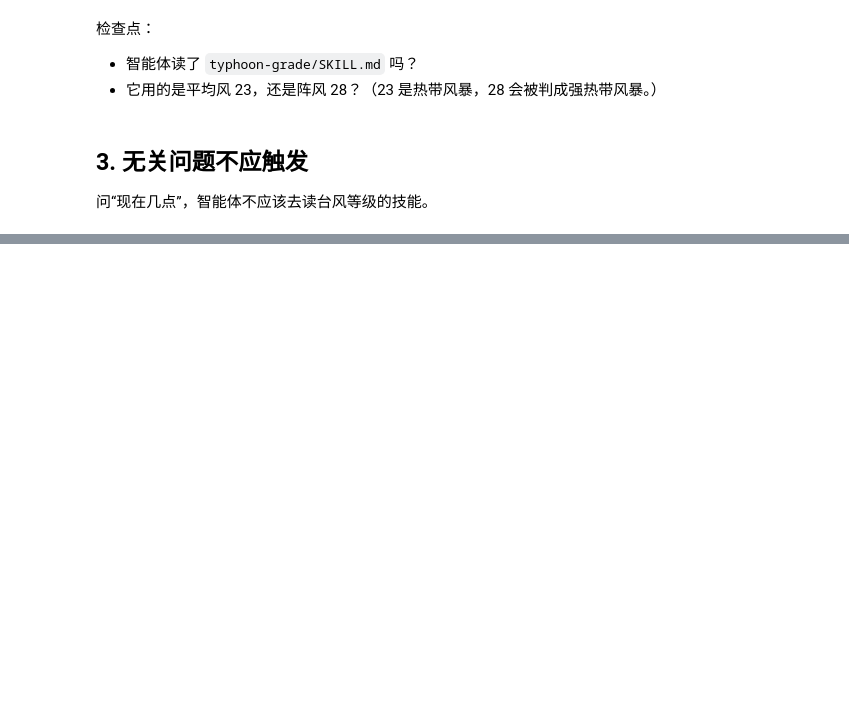
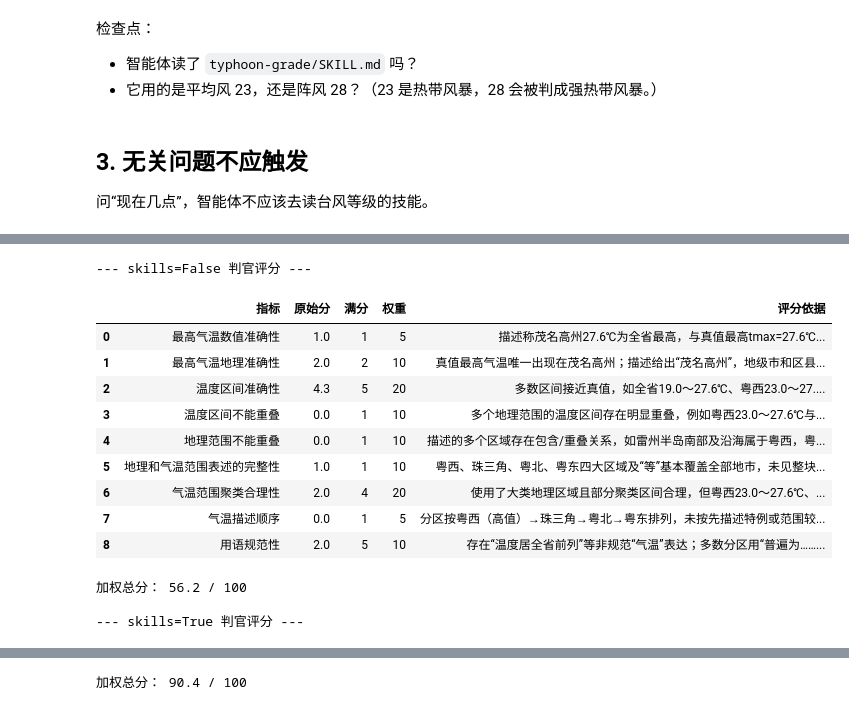
Before and after one commit to hanchyhill/weather_agent_course, a Jupyter notebook: lessons/L07_Skill技能包/01_用Skill沉淀经验.ipynb, the cells around one changed output, grey strips where cells are left out. Saved outputs shown, nothing was run; the diff lists cells and outputs as text; code cells hidden in the pictures; blank space fills up the shorter version.

```diff
--- a/lessons/L07_Skill技能包/01_用Skill沉淀经验.ipynb
+++ b/lessons/L07_Skill技能包/01_用Skill沉淀经验.ipynb
@@ -81,0 +207,11 @@ print("读取的文件：", [c["args"].get("file_path") for c in tool_calls(r) i
+# %%
+import pandas as pd
+
+display(Markdown(scoring.score_sheet()))
+criteria = (D / "task4_评分指标.md").read_text(encoding="utf-8")
+geo = pd.read_csv(D / "地理划分_去除空列.csv", encoding="utf-8-sig").fillna("")
+truth = pd.read_csv(truth_path, encoding="utf-8-sig")
+required_columns = {"stationid", "tmax", "City", "County", "Region"}
+if truth.empty or not required_columns.issubset(truth.columns):
+    raise ValueError(f"站点真值为空或缺少字段：{truth_path}")
+print("图片：", img.name, "；站点真值：", truth_path.name, "；站点数：", len(truth))
@@ -81,0 +231,63 @@ print("读取的文件：", [c["args"].get("file_path") for c in tool_calls(r) i
+# %%
+def judge_tmax(description):
+    prompt = f"""你是广东最高气温描述的评分员。依据站点真值 CSV 和九项评分标准逐项评价待评描述。
+站点真值中的 tmax 是最高气温（℃），City、County、Region 为站点地理信息；地理划分 CSV 用于辅助判断地理范围。
+缺乏足够证据时，该项 score 填 null，说明缺少什么证据，不要猜测。
+只返回 JSON 对象，键为字符串 "1" 到 "9"，每项格式为 {{"score": 数字或null, "reason": "评分依据"}}；分数使用评分标准的原始分值，不是权重分。
+
+## 九项评分标准
+{criteria}
+
+## 图片对应的站点真值 CSV
+{truth.to_csv(index=False)}
+
+## 地理划分 CSV
+{geo.to_csv(index=False)}
+
+## 待评描述
+{description}"""
+    text = llm.main_llm().invoke(prompt).text
+    start, end = text.find("{"), text.rfind("}")
+    if start < 0 or end < start:
+        raise ValueError(f"判官没有返回 JSON，请检查原始输出：{text}")
+    data = json.loads(text[start:end + 1])
+    if set(data) != {str(i) for i in range(1, 10)}:
+        raise ValueError(f"判官必须返回 1～9 项，实际返回：{list(data)}")
+    scores = {}
+    for metric in scoring.METRICS:
+        item = data[str(metric["id"])]
+        value = item["score"]
+        if value is not None:
+            if isinstance(value, bool) or not isinstance(value, (int, float)) or not 0 <= value <= metric["max"]:
+                raise ValueError(f"指标 {metric['id']} 分数超出范围：{value}")
+            scores[metric["id"]] = value
+        if not isinstance(item.get("reason"), str) or not item["reason"].strip():
+            raise ValueError(f"指标 {metric['id']} 缺少评分依据")
+    return data, scoring.total_score(scores) if len(scores) == 9 else None
+
+judgements = {}
+for enabled in (False, True):
+    details, total = judge_tmax(results[enabled])
+    judgements[enabled] = (details, total)
+    print(f"\n--- skills={enabled} 判官评分 ---")
+    display(pd.DataFrame([{
+        "指标": m["name"], "原始分": details[str(m["id"])]["score"],
+        "满分": m["max"], "权重": m["weight"],
+        "评分依据": details[str(m["id"])]["reason"],
+    } for m in scoring.METRICS]))
+    print("加权总分：", f"{total} / 100" if total is not None else "证据不足，未计算")
+# %% [output]
+--- skills=False 判官评分 ---
+|  | 指标 | 原始分 | 满分 | 权重 | 评分依据 |
+| 0 | 最高气温数值准确性 | 1.0 | 1 | 5 | 描述称茂名高州27.6℃为全省最高，与真值最高tmax=27.6℃... |
+| 1 | 最高气温地理准确性 | 2.0 | 2 | 10 | 真值最高气温唯一出现在茂名高州；描述给出“茂名高州”，地级市和区县... |
+| 2 | 温度区间准确性 | 4.3 | 5 | 20 | 多数区间接近真值，如全省19.0～27.6℃、粤西23.0～27.... |
+| 3 | 温度区间不能重叠 | 0.0 | 1 | 10 | 多个地理范围的温度区间存在明显重叠，例如粤西23.0～27.6℃与... |
+| 4 | 地理范围不能重叠 | 0.0 | 1 | 10 | 描述的多个区域存在包含/重叠关系，如雷州半岛南部及沿海属于粤西，粤... |
+| 5 | 地理和气温范围表述的完整性 | 1.0 | 1 | 10 | 粤西、珠三角、粤北、粤东四大区域及“等”基本覆盖全部地市，未见整块... |
+| 6 | 气温范围聚类合理性 | 2.0 | 4 | 20 | 使用了大类地理区域且部分聚类区间合理，但粤西23.0～27.6℃、... |
+| 7 | 气温描述顺序 | 0.0 | 1 | 5 | 分区按粤西（高值）→珠三角→粤北→粤东排列，未按先描述特例或范围较... |
+| 8 | 用语规范性 | 2.0 | 5 | 10 | 存在“温度居全省前列”等非规范“气温”表达；多数分区用“普遍为……... |
+加权总分： 56.2 / 100
+
+--- skills=True 判官评分 ---
@@ -81,0 +304 @@ print("读取的文件：", [c["args"].get("file_path") for c in tool_calls(r) i
+加权总分： 90.4 / 100
```
Also changed, not shown: parts of 18 cells of this notebook, 20 other files.
